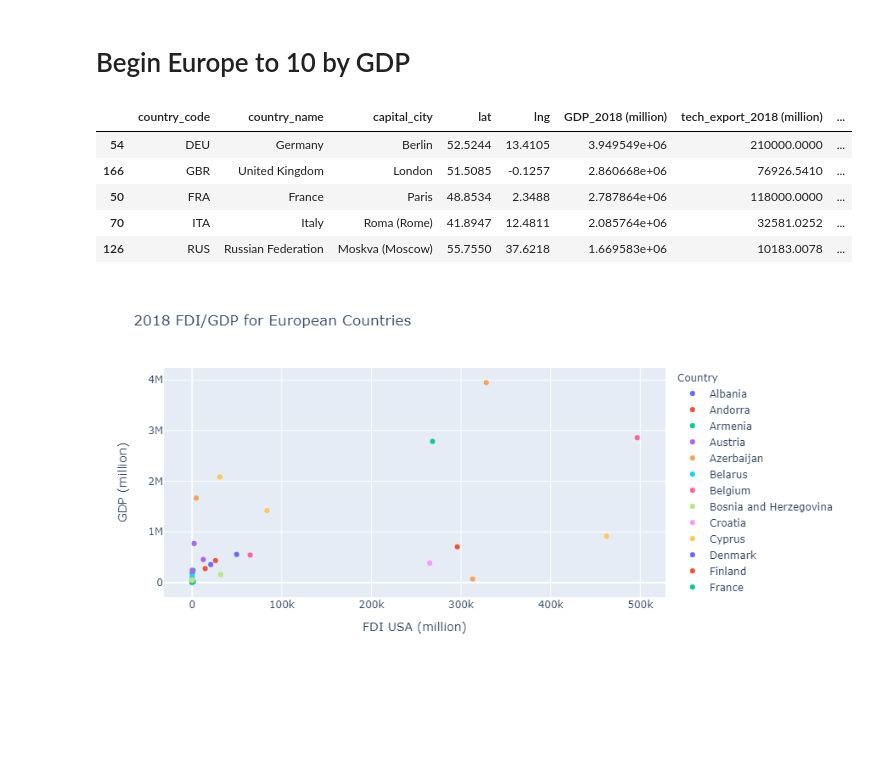
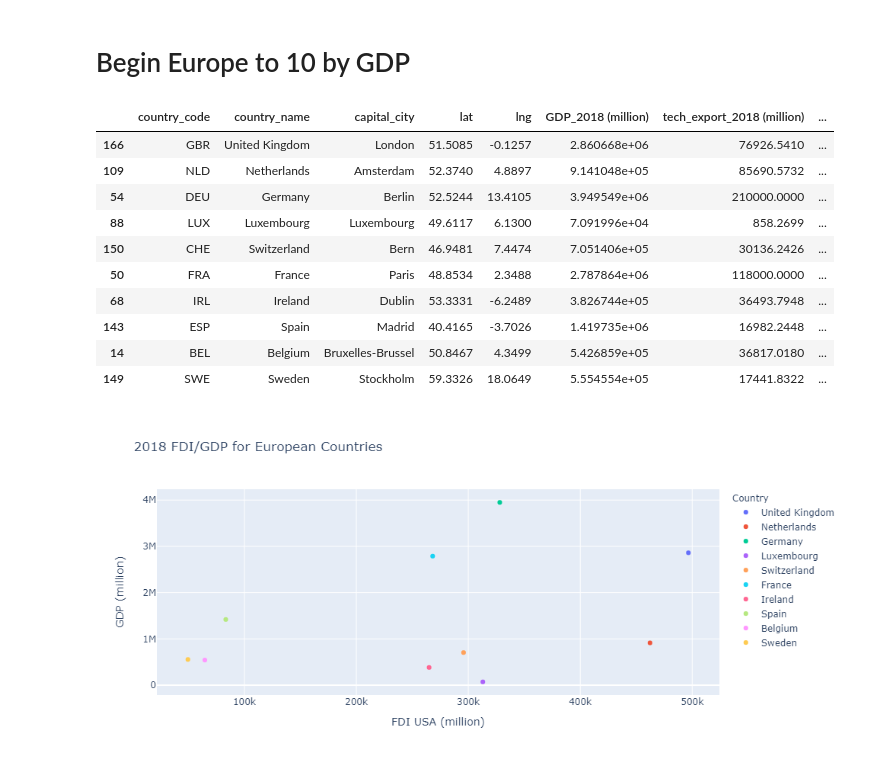
Before and after one commit to sabrinasaleh/Data_Munging_Plotting, a Jupyter notebook: europe/main-ed.ipynb, the cells around one changed output. Saved outputs shown, nothing was run; the diff lists cells and outputs as text; code cells hidden in the pictures; blank space fills up the shorter version.

Commit message:
added top 10 by FDI scatter and exported png

```diff
--- a/europe/main-ed.ipynb
+++ b/europe/main-ed.ipynb
@@ -293,35 +293,41 @@ europe_fdi_gdp_db_3d
 # Begin Europe to 10 by GDP
 # %%
 europe = clean_data[clean_data.region == "Europe "]
-europe_top_10 = europe.sort_values(by=["GDP_2018 (million)"], ascending=False)
+europe_top_10 = europe.sort_values(by=["fdi_USA_2018 (million)"], ascending=False)
 
-europe_top_10.head()
+europe_top_10 = europe_top_10.head(10)
+europe_top_10
 # %% [output]
 |  | country_code | country_name | capital_city | lat | lng | GDP_2018 (million) | tech_export_2018 (million) | ... |
+| 166 | GBR | United Kingdom | London | 51.5085 | -0.1257 | 2.860668e+06 | 76926.5410 | ... |
+| 109 | NLD | Netherlands | Amsterdam | 52.3740 | 4.8897 | 9.141048e+05 | 85690.5732 | ... |
 | 54 | DEU | Germany | Berlin | 52.5244 | 13.4105 | 3.949549e+06 | 210000.0000 | ... |
-| 166 | GBR | United Kingdom | London | 51.5085 | -0.1257 | 2.860668e+06 | 76926.5410 | ... |
+| 88 | LUX | Luxembourg | Luxembourg | 49.6117 | 6.1300 | 7.091996e+04 | 858.2699 | ... |
+| 150 | CHE | Switzerland | Bern | 46.9481 | 7.4474 | 7.051406e+05 | 30136.2426 | ... |
 | 50 | FRA | France | Paris | 48.8534 | 2.3488 | 2.787864e+06 | 118000.0000 | ... |
-| 70 | ITA | Italy | Roma (Rome) | 41.8947 | 12.4811 | 2.085764e+06 | 32581.0252 | ... |
-| 126 | RUS | Russian Federation | Moskva (Moscow) | 55.7550 | 37.6218 | 1.669583e+06 | 10183.0078 | ... |
+| 68 | IRL | Ireland | Dublin | 53.3331 | -6.2489 | 3.826744e+05 | 36493.7948 | ... |
+| 143 | ESP | Spain | Madrid | 40.4165 | -3.7026 | 1.419735e+06 | 16982.2448 | ... |
+| 14 | BEL | Belgium | Bruxelles-Brussel | 50.8467 | 4.3499 | 5.426859e+05 | 36817.0180 | ... |
+| 149 | SWE | Sweden | Stockholm | 59.3326 | 18.0649 | 5.554554e+05 | 17441.8322 | ... |
 # %%
-europe_top_10_format_name = europe.rename(
+europe_top_10_format_name = europe_top_10.rename(
     columns={
         "country_name": "Country",
         "GDP_2018 (million)": "GDP (million)",
         "tech_export_2018 (million)": "Tech Export (million)",
         "doing_business_2018": "Doing Business",
         "fdi_USA_2018 (million)": "FDI USA (million)",
     }
 )
 
 europe_top_10_fdi_gdp_scatter = px.scatter(
     europe_top_10_format_name,
     x="FDI USA (million)",
     y="GDP (million)",
     title="2018 FDI/GDP for European Countries",
     color="Country",
 )
-# europe_top_10_fdi_gdp_scatter.write_image("europe_top_10_fdi_gdp_scatter.png")
+europe_top_10_fdi_gdp_scatter.write_image("europe_top_10_fdi_gdp_scatter.png")
 europe_top_10_fdi_gdp_scatter
 # %% [output]
-[figure, old version]
+[figure, new version]
```
Also changed, not shown: parts of 2 cells of this notebook, 1 other file.
